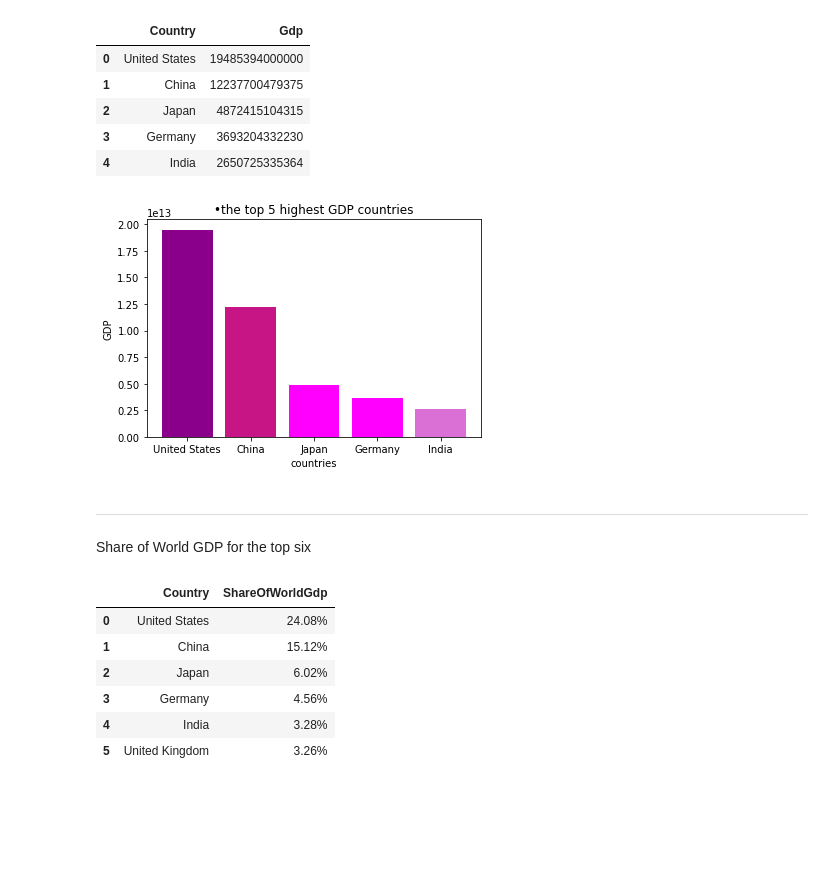
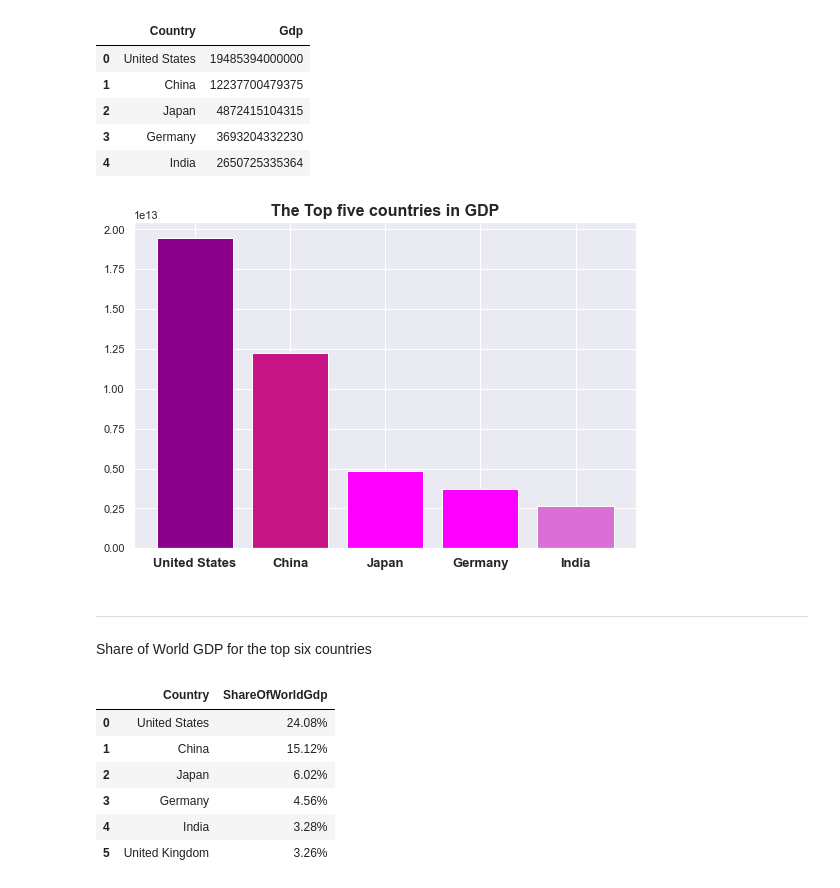
Before and after one commit to RaedOkal/country-s-GDP-analysis, a Jupyter notebook: Country GDP analysis.ipynb, the cells around one changed output. Drawn from its saved outputs; the diff is of its cells as text; code cells hidden in the pictures; blank space fills up the shorter version.

```diff
--- a/Country GDP analysis.ipynb
+++ b/Country GDP analysis.ipynb
@@ -380,19 +380,20 @@ K
 | 2 | Japan | 4872415104315 |
 | 3 | Germany | 3693204332230 |
 | 4 | India | 2650725335364 |
+# %%
+sns.set()
 # %%
+plt.figure(figsize=(9,6))
 plt.bar(K['Country'],K['Gdp'],color=['darkmagenta', 'mediumvioletred', 'magenta', 'magenta', 'orchid'])
-plt.xlabel('countries')
-plt.ylabel('GDP')
-plt.title('•the top 5 highest GDP countries')#deeppink mediumvioletred darkmagenta
-plt.plot(figsize=(100,100))
+plt.title('The Top five countries in GDP',fontsize=16,fontweight='bold')
+plt.xticks(fontsize=13,fontweight='bold')
 plt.show()
 # %% [output]
-[figure, old version]
+[figure, new version]
 # %% [markdown]
 ******
 # %% [markdown]
-Share of World GDP for the top six
+Share of World GDP for the top six countries
 # %%
 P=df[['Country','ShareOfWorldGdp']].head(6)
 P
```
Also changed, not shown: parts of 2 cells of this notebook.
